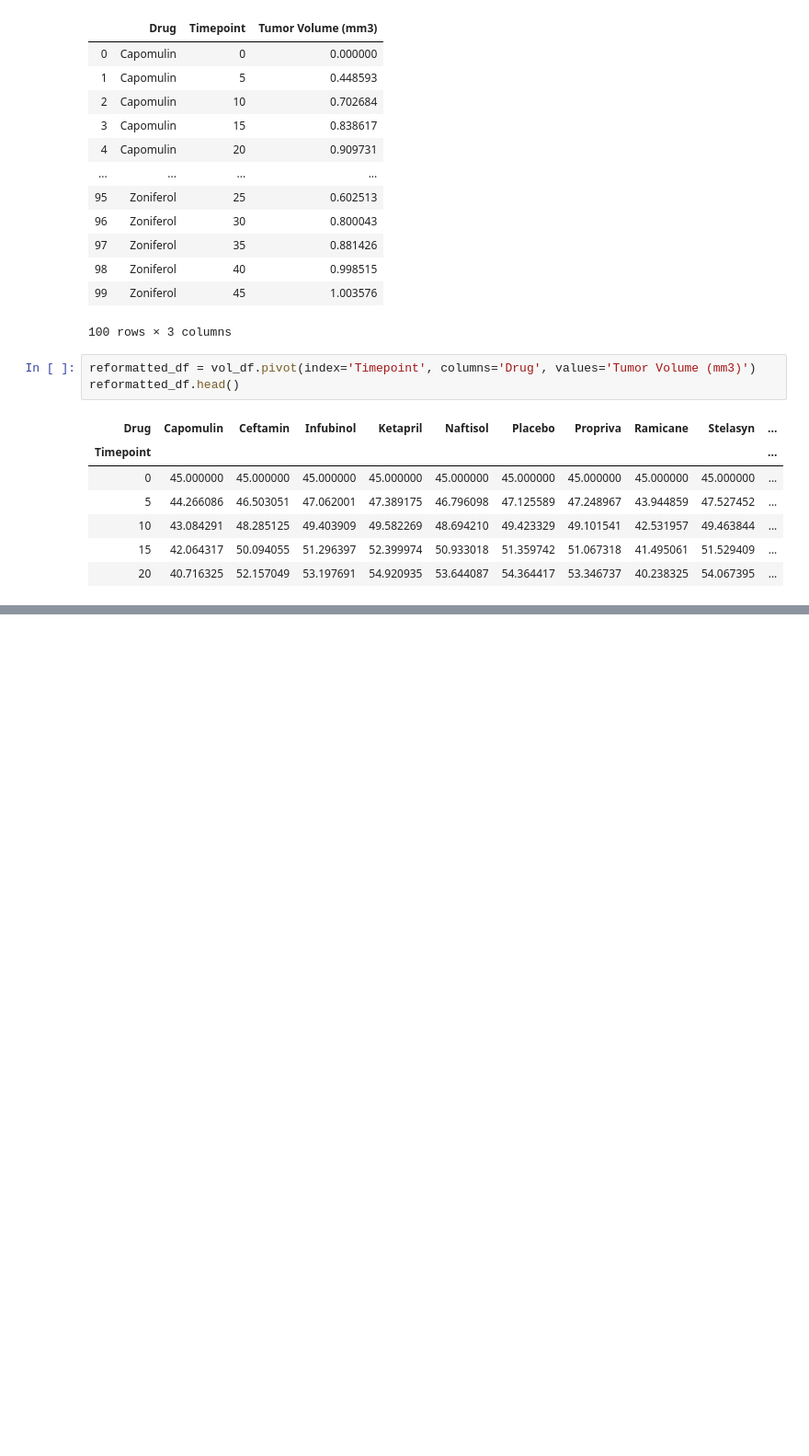
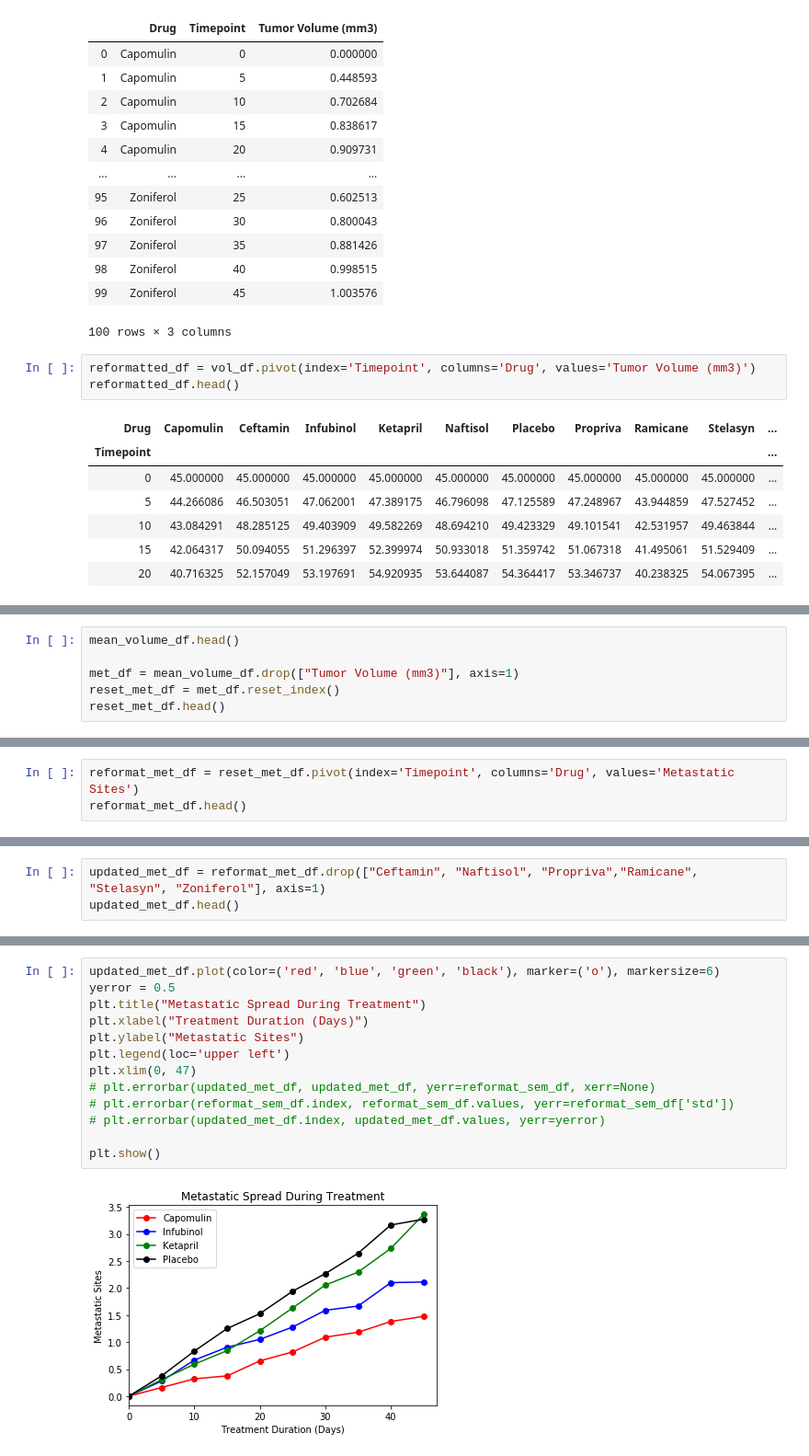
Before and after one commit to mahoneyjam/matplotlib-challenge, a Jupyter notebook: pymaceuticals_JM.ipynb, the cells around one changed output, grey strips where cells are left out. Shown: that part at 92% size. Drawn from its saved outputs; the diff is of its cells as text; blank space fills up the shorter version.

```diff
--- a/pymaceuticals_JM.ipynb
+++ b/pymaceuticals_JM.ipynb
@@ -106,0 +110,6 @@ plt.show()
+# %%
+mean_volume_df.head()
+
+met_df = mean_volume_df.drop(["Tumor Volume (mm3)"], axis=1)
+reset_met_df = met_df.reset_index()
+reset_met_df.head()
@@ -106,0 +140,3 @@ plt.show()
+# %%
+reformat_met_df = reset_met_df.pivot(index='Timepoint', columns='Drug', values='Metastatic Sites')
+reformat_met_df.head()
@@ -106,0 +151,3 @@ plt.show()
+# %%
+updated_met_df = reformat_met_df.drop(["Ceftamin", "Naftisol", "Propriva","Ramicane", "Stelasyn", "Zoniferol"], axis=1)
+updated_met_df.head()
@@ -106,0 +177,15 @@ plt.show()
+# %%
+updated_met_df.plot(color=('red', 'blue', 'green', 'black'), marker=('o'), markersize=6)
+yerror = 0.5
+plt.title("Metastatic Spread During Treatment")
+plt.xlabel("Treatment Duration (Days)")
+plt.ylabel("Metastatic Sites")
+plt.legend(loc='upper left')
+plt.xlim(0, 47)
+# plt.errorbar(updated_met_df, updated_met_df, yerr=reformat_sem_df, xerr=None)
+# plt.errorbar(reformat_sem_df.index, reformat_sem_df.values, yerr=reformat_sem_df['std'])
+# plt.errorbar(updated_met_df.index, updated_met_df.values, yerr=yerror)
+
+plt.show()
+# %% [output]
+[figure, added]
```
Also changed, not shown: parts of 16 cells of this notebook.
